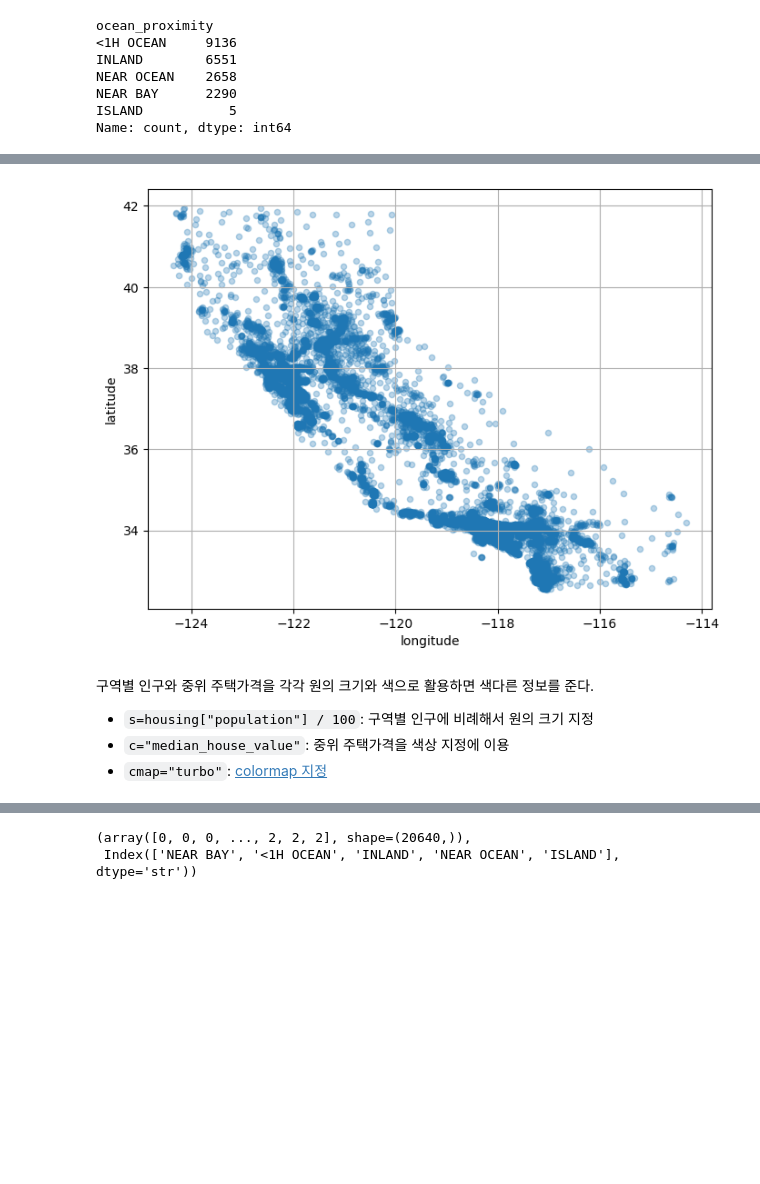
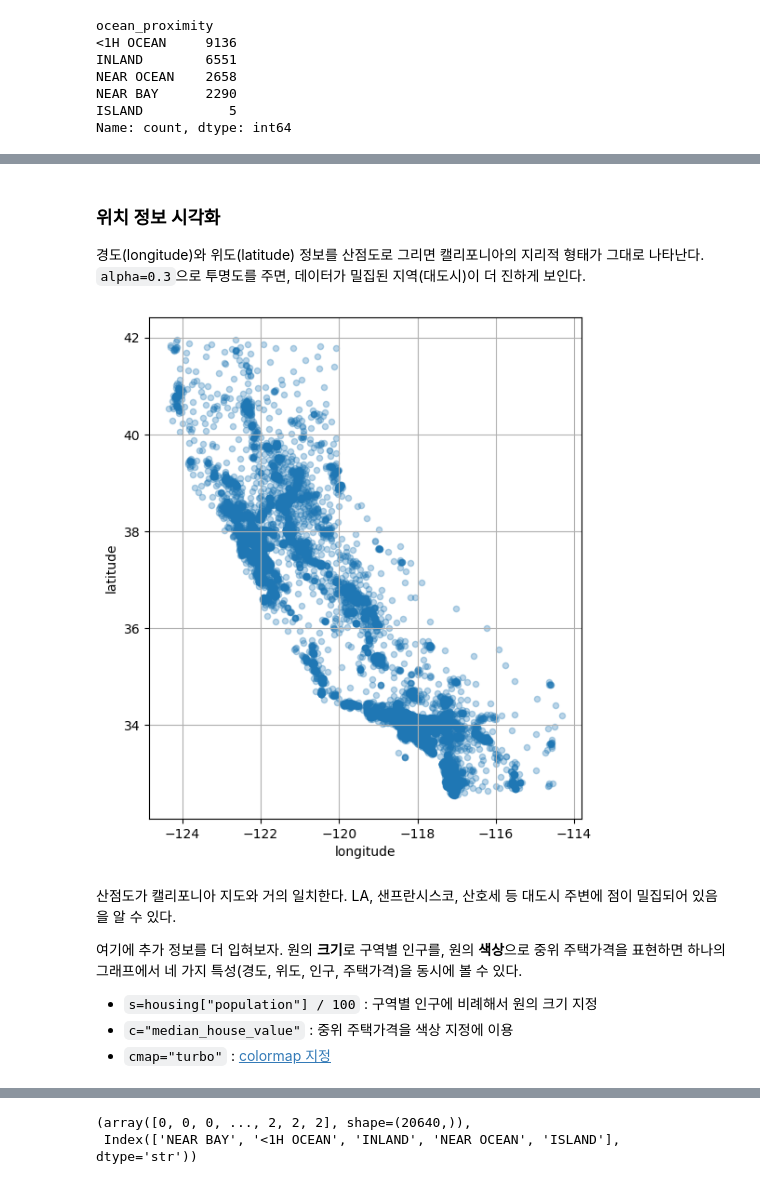
Before and after one commit to codingalzi/code-workout-datasci, a Jupyter notebook: data_exploration.ipynb, the cells around one changed output, grey strips where cells are left out. Drawn from its saved outputs; the diff is of its cells as text; code cells hidden in the pictures; blank space fills up the shorter version.

```diff
--- a/data_exploration.ipynb
+++ b/data_exploration.ipynb
@@ -158,12 +272,27 @@ Name: count, dtype: int64
+# %% [markdown]
+### 위치 정보 시각화
+
+경도(longitude)와 위도(latitude) 정보를 산점도로 그리면 캘리포니아의 지리적 형태가 그대로 나타난다.
+`alpha=0.3`으로 투명도를 주면, 데이터가 밀집된 지역(대도시)이 더 진하게 보인다.
 # %%
-housing.plot(kind="scatter", x="longitude", y="latitude", grid=True, alpha=0.3, figsize=(8, 6))
+housing.plot(kind="scatter",
+             x="longitude",
+             y="latitude",
+             grid=True,
+             alpha=0.3,
+             figsize=(6, 7))
 plt.show()
 # %% [output]
-[figure, old version]
+[figure, new version]
 # %% [markdown]
-구역별 인구와 중위 주택가격을 각각 원의 크기와 색으로 활용하면 색다른 정보를 준다.
+산점도가 캘리포니아 지도와 거의 일치한다.
+LA, 샌프란시스코, 산호세 등 대도시 주변에 점이 밀집되어 있음을 알 수 있다.
 
-* `s=housing["population"] / 100`: 구역별 인구에 비례해서 원의 크기 지정
-* `c="median_house_value"`: 중위 주택가격을 색상 지정에 이용
-* `cmap="turbo"`: [colormap 지정](https://matplotlib.org/stable/tutorials/colors/colormaps.html)
+여기에 추가 정보를 더 입혀보자.
+원의 **크기**로 구역별 인구를, 원의 **색상**으로 중위 주택가격을 표현하면
+하나의 그래프에서 네 가지 특성(경도, 위도, 인구, 주택가격)을 동시에 볼 수 있다.
+
+- `s=housing["population"] / 100` : 구역별 인구에 비례해서 원의 크기 지정
+- `c="median_house_value"` : 중위 주택가격을 색상 지정에 이용
+- `cmap="turbo"` : [colormap 지정](https://matplotlib.org/stable/tutorials/colors/colormaps.html)
 # %%
```
Also changed, not shown: parts of 191 cells of this notebook, 1 other file.
